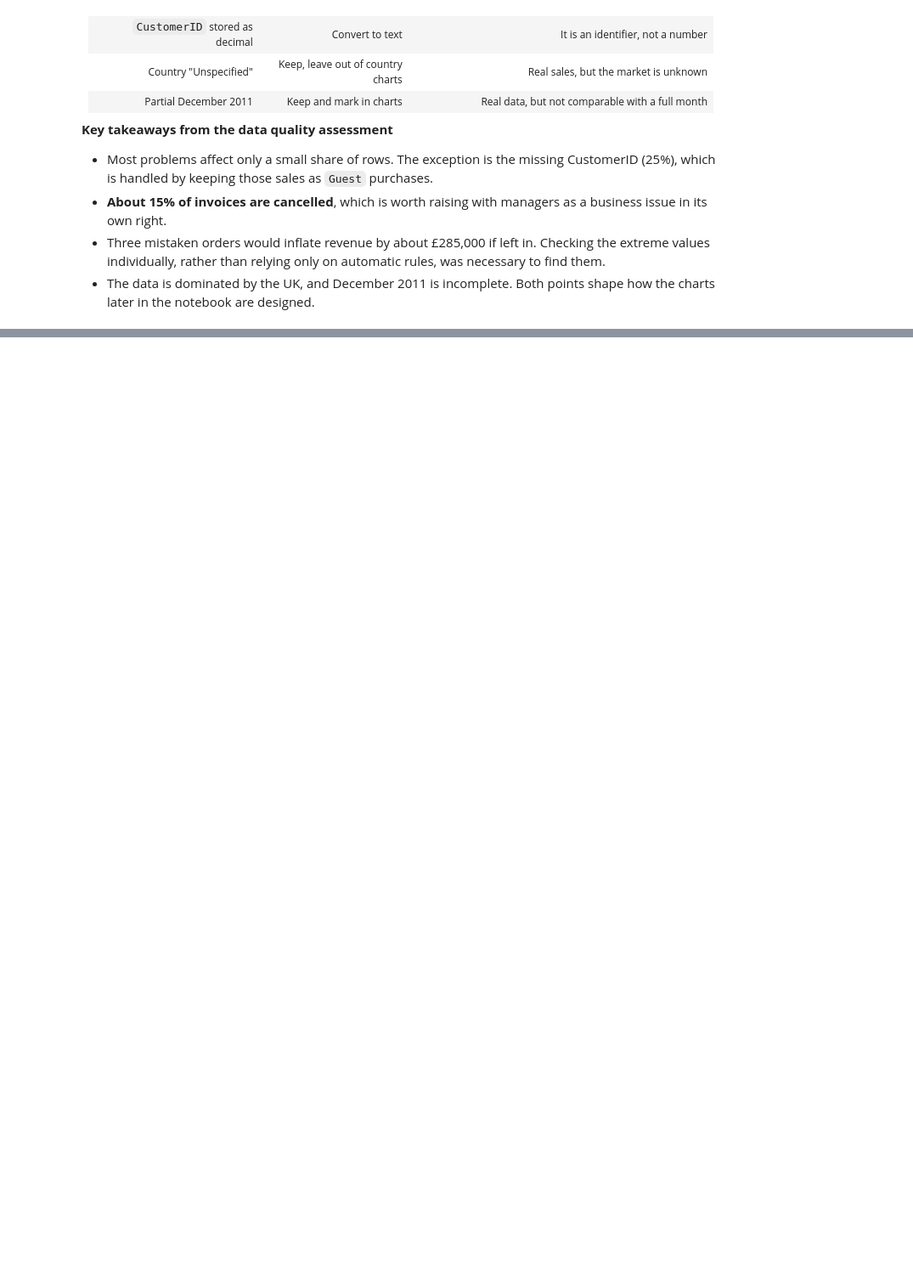
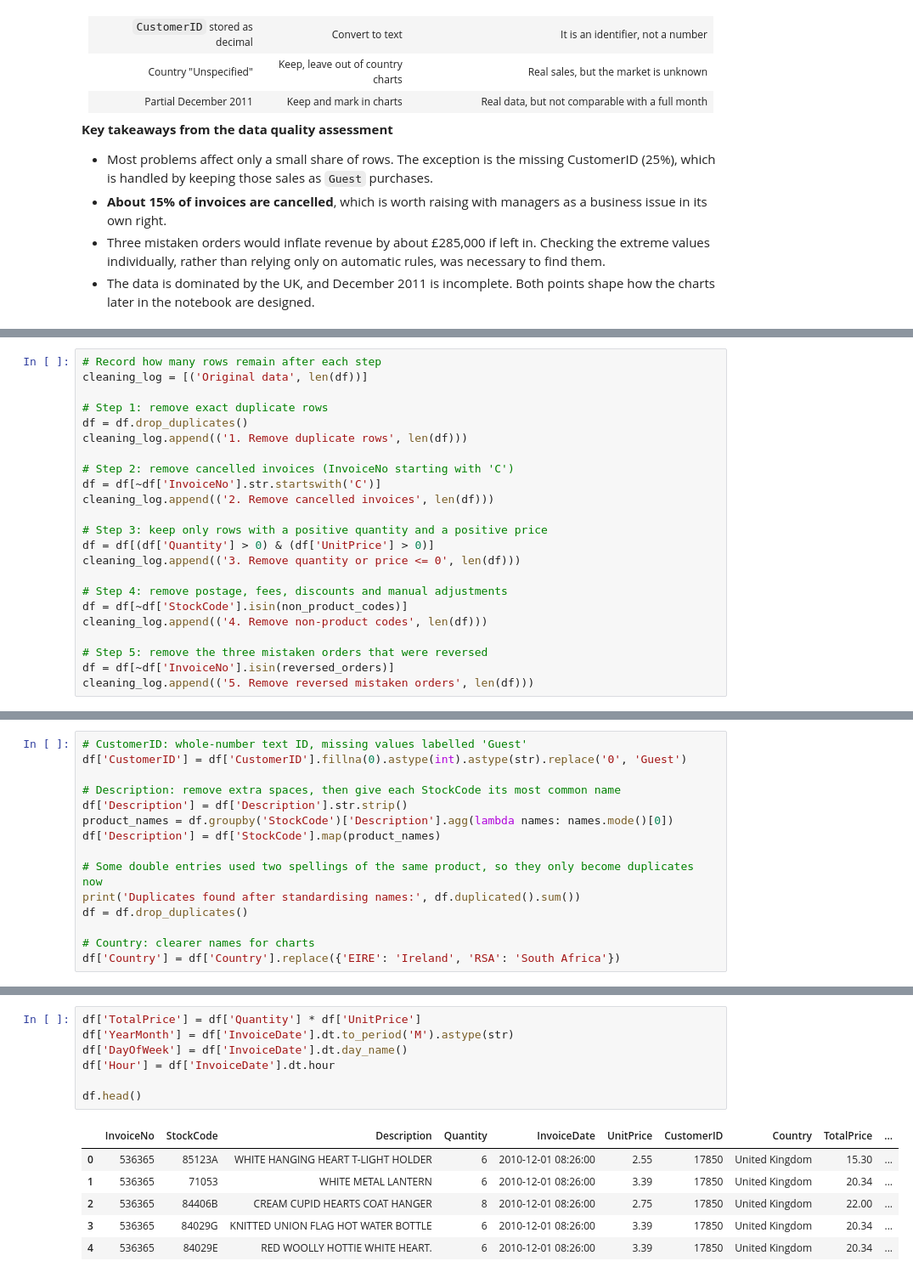
Before and after one commit to Matheus-Castilho/CA2-DV, a Jupyter notebook: CA2-DV.ipynb, the cells around one changed output, grey strips where cells are left out. Shown at 85% size. Drawn from its saved outputs; the diff is of its cells as text; blank space fills up the shorter version.

Commit message:
Apply cleaning steps with cleaning log and prepare data for analysis

```diff
--- a/CA2-DV.ipynb
+++ b/CA2-DV.ipynb
@@ -394,0 +453,23 @@ The issues overlap (for example, every cancellation also has a negative quantity
+# %%
+# Record how many rows remain after each step
+cleaning_log = [('Original data', len(df))]
+
+# Step 1: remove exact duplicate rows
+df = df.drop_duplicates()
+cleaning_log.append(('1. Remove duplicate rows', len(df)))
+
+# Step 2: remove cancelled invoices (InvoiceNo starting with 'C')
+df = df[~df['InvoiceNo'].str.startswith('C')]
+cleaning_log.append(('2. Remove cancelled invoices', len(df)))
+
+# Step 3: keep only rows with a positive quantity and a positive price
+df = df[(df['Quantity'] > 0) & (df['UnitPrice'] > 0)]
+cleaning_log.append(('3. Remove quantity or price <= 0', len(df)))
+
+# Step 4: remove postage, fees, discounts and manual adjustments
+df = df[~df['StockCode'].isin(non_product_codes)]
+cleaning_log.append(('4. Remove non-product codes', len(df)))
+
+# Step 5: remove the three mistaken orders that were reversed
+df = df[~df['InvoiceNo'].isin(reversed_orders)]
+cleaning_log.append(('5. Remove reversed mistaken orders', len(df)))
@@ -394,0 +504,15 @@ The issues overlap (for example, every cancellation also has a negative quantity
+# %%
+# CustomerID: whole-number text ID, missing values labelled 'Guest'
+df['CustomerID'] = df['CustomerID'].fillna(0).astype(int).astype(str).replace('0', 'Guest')
+
+# Description: remove extra spaces, then give each StockCode its most common name
+df['Description'] = df['Description'].str.strip()
+product_names = df.groupby('StockCode')['Description'].agg(lambda names: names.mode()[0])
+df['Description'] = df['StockCode'].map(product_names)
+
+# Some double entries used two spellings of the same product, so they only become duplicates now
+print('Duplicates found after standardising names:', df.duplicated().sum())
+df = df.drop_duplicates()
+
+# Country: clearer names for charts
+df['Country'] = df['Country'].replace({'EIRE': 'Ireland', 'RSA': 'South Africa'})
@@ -394,0 +530,14 @@ The issues overlap (for example, every cancellation also has a negative quantity
+# %%
+df['TotalPrice'] = df['Quantity'] * df['UnitPrice']
+df['YearMonth'] = df['InvoiceDate'].dt.to_period('M').astype(str)
+df['DayOfWeek'] = df['InvoiceDate'].dt.day_name()
+df['Hour'] = df['InvoiceDate'].dt.hour
+
+df.head()
+# %% [output]
+|  | InvoiceNo | StockCode | Description | Quantity | InvoiceDate | UnitPrice | CustomerID | Country | TotalPrice | ... |
+| 0 | 536365 | 85123A | WHITE HANGING HEART T-LIGHT HOLDER | 6 | 2010-12-01 08:26:00 | 2.55 | 17850 | United Kingdom | 15.30 | ... |
+| 1 | 536365 | 71053 | WHITE METAL LANTERN | 6 | 2010-12-01 08:26:00 | 3.39 | 17850 | United Kingdom | 20.34 | ... |
+| 2 | 536365 | 84406B | CREAM CUPID HEARTS COAT HANGER | 8 | 2010-12-01 08:26:00 | 2.75 | 17850 | United Kingdom | 22.00 | ... |
+| 3 | 536365 | 84029G | KNITTED UNION FLAG HOT WATER BOTTLE | 6 | 2010-12-01 08:26:00 | 3.39 | 17850 | United Kingdom | 20.34 | ... |
+| 4 | 536365 | 84029E | RED WOOLLY HOTTIE WHITE HEART. | 6 | 2010-12-01 08:26:00 | 3.39 | 17850 | United Kingdom | 20.34 | ... |
```
Also changed, not shown: parts of 18 cells of this notebook.
